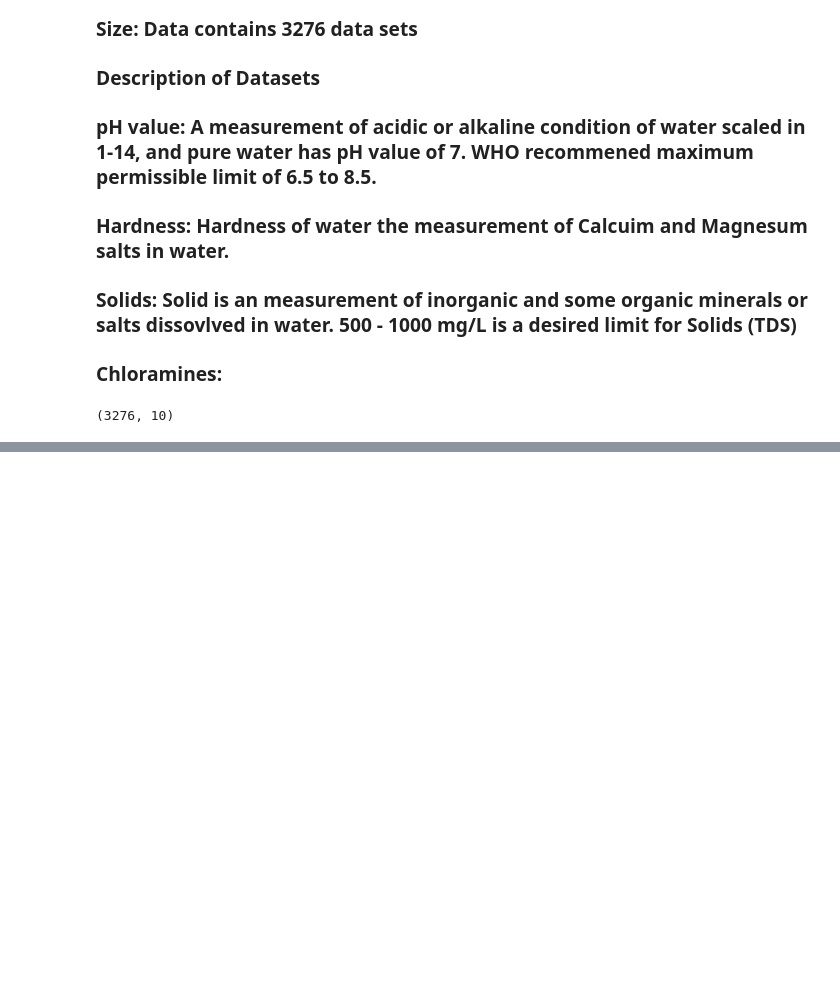
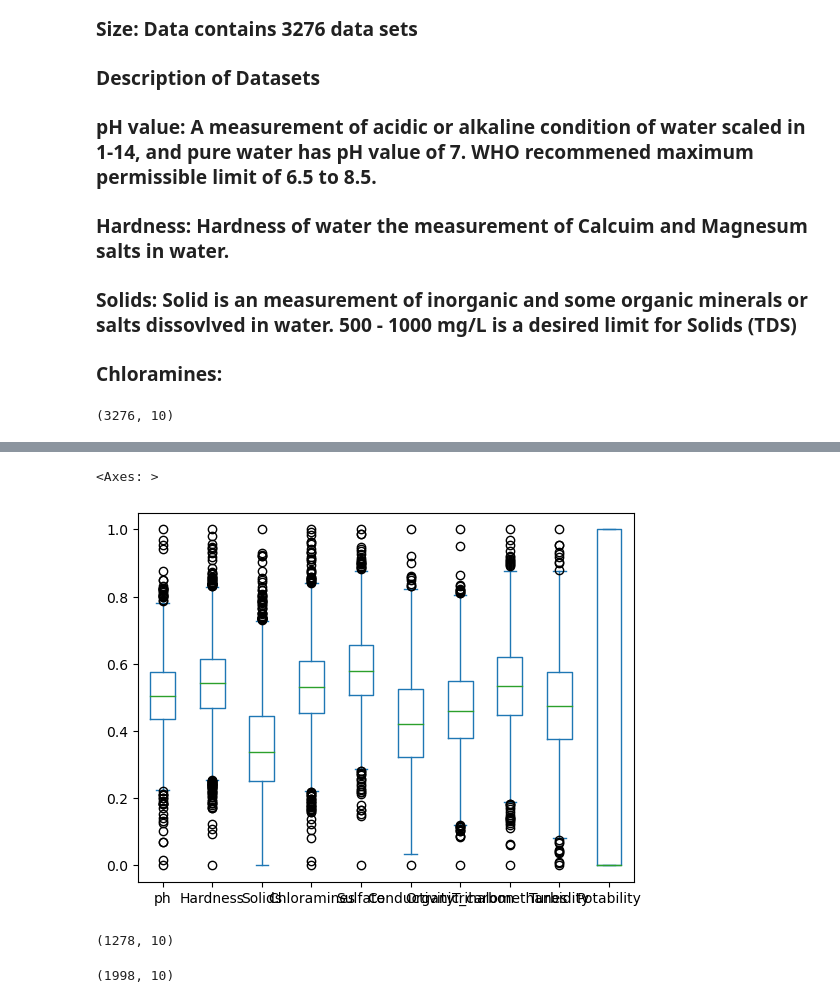
Before and after one commit to AragusSM/Water_Purity, a Jupyter notebook: Untitled.ipynb, the cells around one changed output, grey strips where cells are left out. Cells and saved outputs as stored; diff of their text form; code cells hidden in the pictures; blank space fills up the shorter version.

```diff
--- a/Untitled.ipynb
+++ b/Untitled.ipynb
@@ -31,0 +134,2 @@ data.head()
+# %%
+data = data.dropna()
@@ -31,0 +159,9 @@ data.head()
+# %%
+from sklearn.preprocessing import MinMaxScaler
+scaler = MinMaxScaler()
+df_scaled = pd.DataFrame(scaler.fit_transform(data), columns=data.columns)
+# %%
+df_scaled.plot.box()
+# %% [output]
+<Axes: >
+[figure, added]
@@ -31,0 +171,8 @@ data.head()
+# %%
+df_scaled_Good.shape
+# %% [output]
+(1278, 10)
+# %%
+df_scaled_Not_Good.shape
+# %% [output]
+(1998, 10)
```
Also changed, not shown: parts of 28 cells of this notebook.
